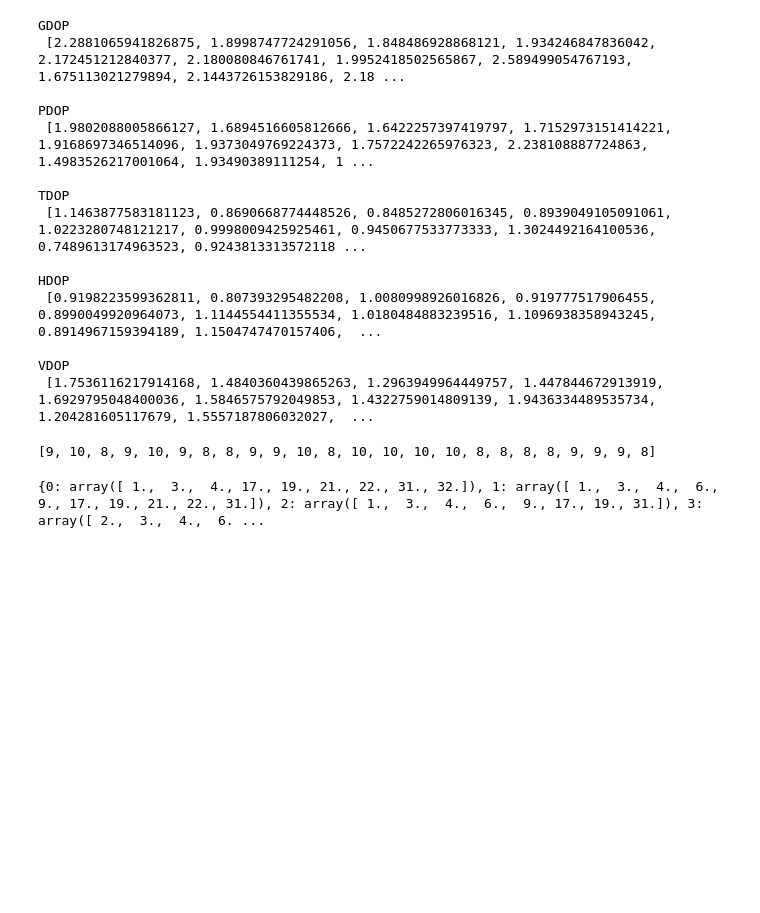
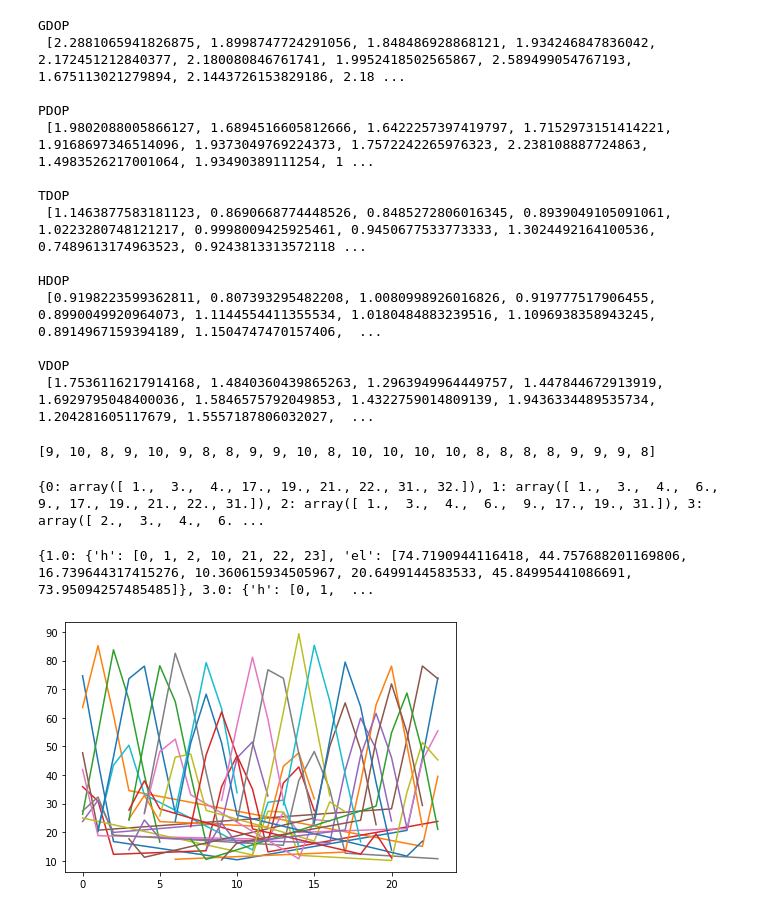
Before and after one commit to krz144/SNS, a Jupyter notebook: Projekt1/P1_almanach.ipynb, the cells around one changed output. Saved outputs shown, nothing was run; the diff lists cells and outputs as text; code cells hidden in the pictures; blank space fills up the shorter version.

Commit message:
elewacje data

```diff
--- a/Projekt1/P1_almanach.ipynb
+++ b/Projekt1/P1_almanach.ipynb
@@ -155,6 +156,7 @@ satelity_neu = dict()
 satelity_xyz = dict()
 satelity_elaz = []
 better_elaz = dict()
+elewacje = dict()
 
 for i in range(1,25):
     week, tow = date2tow(datak)  ############
@@ -231,6 +233,13 @@ for i in range(1,25):
         except KeyError:
             better_elaz[index] = other
         satelity_elaz.append([index, row.el, row.az])
+
+        try:
+            elewacje[index]['h'].append(i-1)
+            elewacje[index]['el'].append(row.el)
+        except KeyError:
+            elewacje[index] = dict(h=[i-1], el=[row.el])
+
     ones = np.array([np.repeat(1, wiersze)])
     A = np.concatenate((A, ones.T), axis=1)
     Q = np.linalg.inv(A.T @ A)
@@ -297,0 +307,12 @@ print(jakie_widoczne)  # bar plot / histogram ... k - godziny od podanej daty, v
+# %%
+print(elewacje)  # k - numery satelit, v - {h:[], el:[]}
+# %% [output]
+{1.0: {'h': [0, 1, 2, 10, 21, 22, 23], 'el': [74.7190944116418, 44.757688201169806, 16.739644317415276, 10.360615934505967, 20.6499144583533, 45.84995441086691, 73.95094257485485]}, 3.0: {'h': [0, 1,  ...
+# %%
+for k, v in elewacje.items():
+    plt.plot(v['h'], v['el'], label=k)
+
+plt.tight_layout()
+plt.show()
+# %% [output]
+[figure, added]
```
Also changed, not shown: parts of 2 cells of this notebook, 1 other file.
